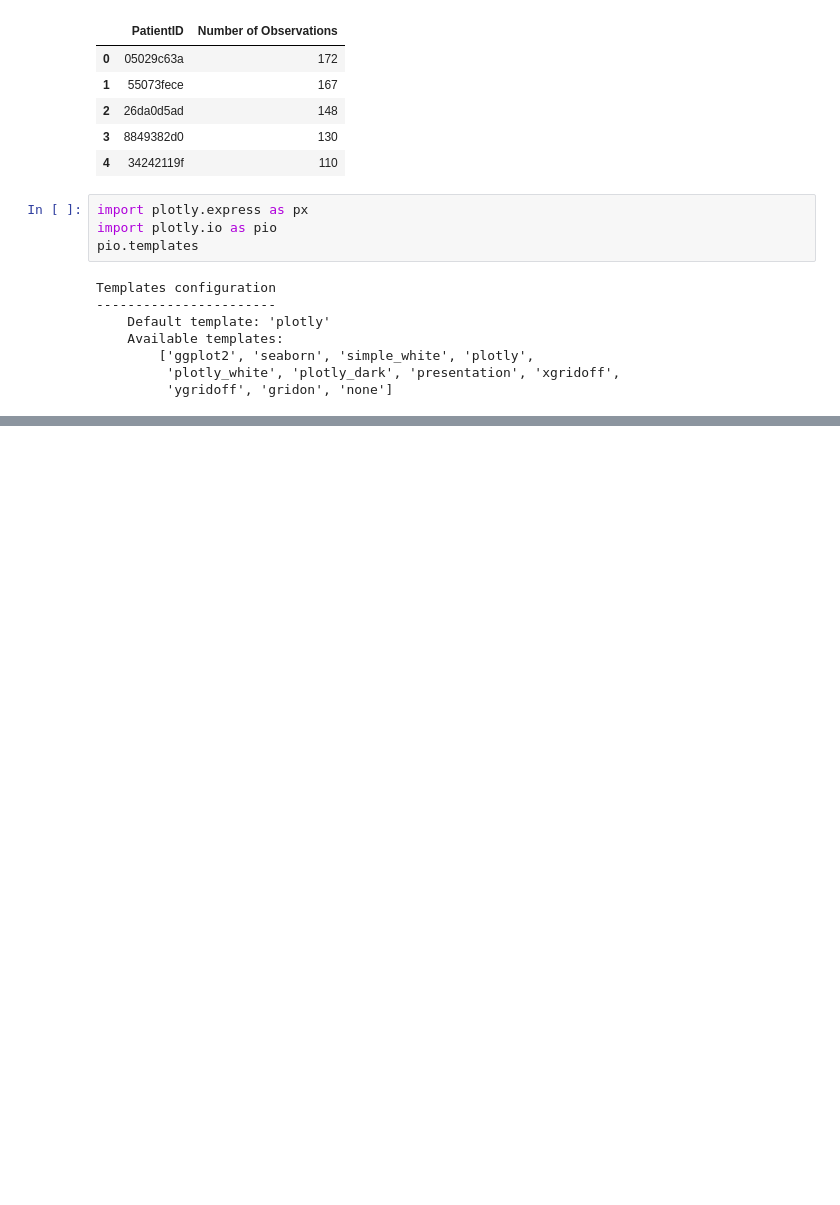
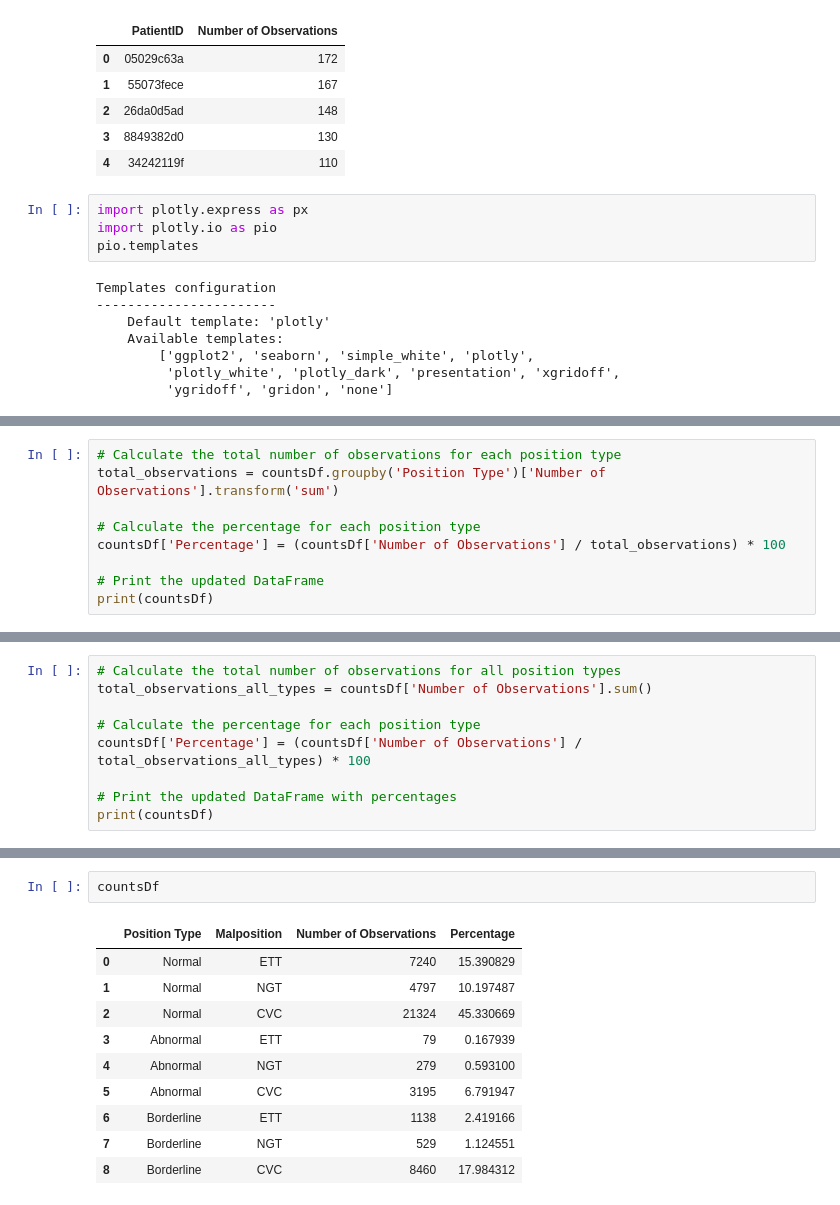
Before and after one commit to HudaKhraiss/ADS2002-Group-Project, a Jupyter notebook: ADS2002_Group_Project.ipynb, the cells around one changed output, grey strips where cells are left out. Saved outputs shown, nothing was run; the diff lists cells and outputs as text; blank space fills up the shorter version.

```diff
--- a/ADS2002_Group_Project.ipynb
+++ b/ADS2002_Group_Project.ipynb
@@ -131,3 +139,12 @@ fig = px.bar(countsDf, x = 'Number of Observations', y = 'Position Type', color
 fig.show()
 # %% [output]
 [interactive output not drawn]
+# %%
+# Calculate the total number of observations for each position type
+total_observations = countsDf.groupby('Position Type')['Number of Observations'].transform('sum')
+
+# Calculate the percentage for each position type
+countsDf['Percentage'] = (countsDf['Number of Observations'] / total_observations) * 100
+
+# Print the updated DataFrame
+print(countsDf)
@@ -133,0 +162,9 @@ fig.show()
+# %%
+# Calculate the total number of observations for all position types
+total_observations_all_types = countsDf['Number of Observations'].sum()
+
+# Calculate the percentage for each position type
+countsDf['Percentage'] = (countsDf['Number of Observations'] / total_observations_all_types) * 100
+
+# Print the updated DataFrame with percentages
+print(countsDf)
@@ -133,0 +182,13 @@ fig.show()
+# %%
+countsDf
+# %% [output]
+|  | Position Type | Malposition | Number of Observations | Percentage |
+| 0 | Normal | ETT | 7240 | 15.390829 |
+| 1 | Normal | NGT | 4797 | 10.197487 |
+| 2 | Normal | CVC | 21324 | 45.330669 |
+| 3 | Abnormal | ETT | 79 | 0.167939 |
+| 4 | Abnormal | NGT | 279 | 0.593100 |
+| 5 | Abnormal | CVC | 3195 | 6.791947 |
+| 6 | Borderline | ETT | 1138 | 2.419166 |
+| 7 | Borderline | NGT | 529 | 1.124551 |
+| 8 | Borderline | CVC | 8460 | 17.984312 |
```
Also changed, not shown: parts of 7 cells of this notebook.
